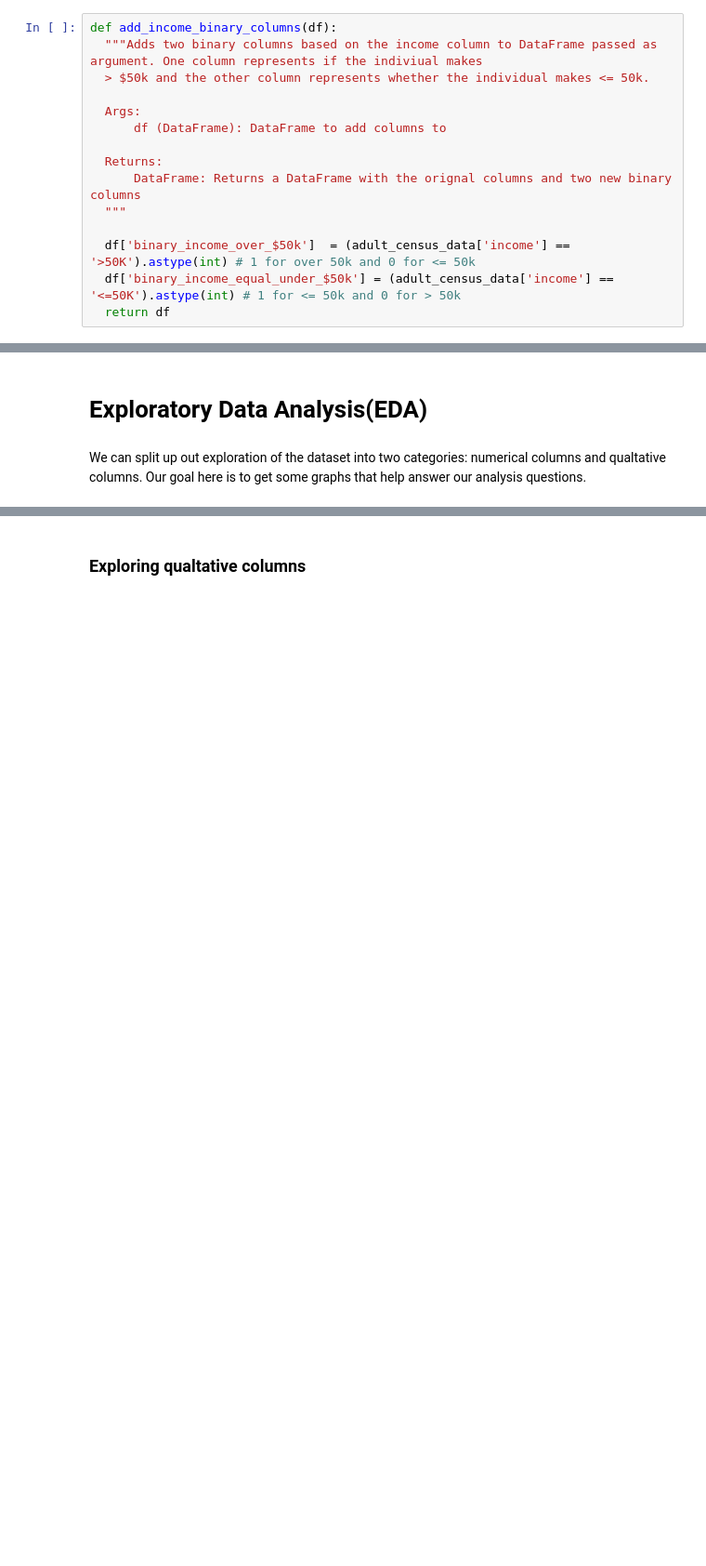
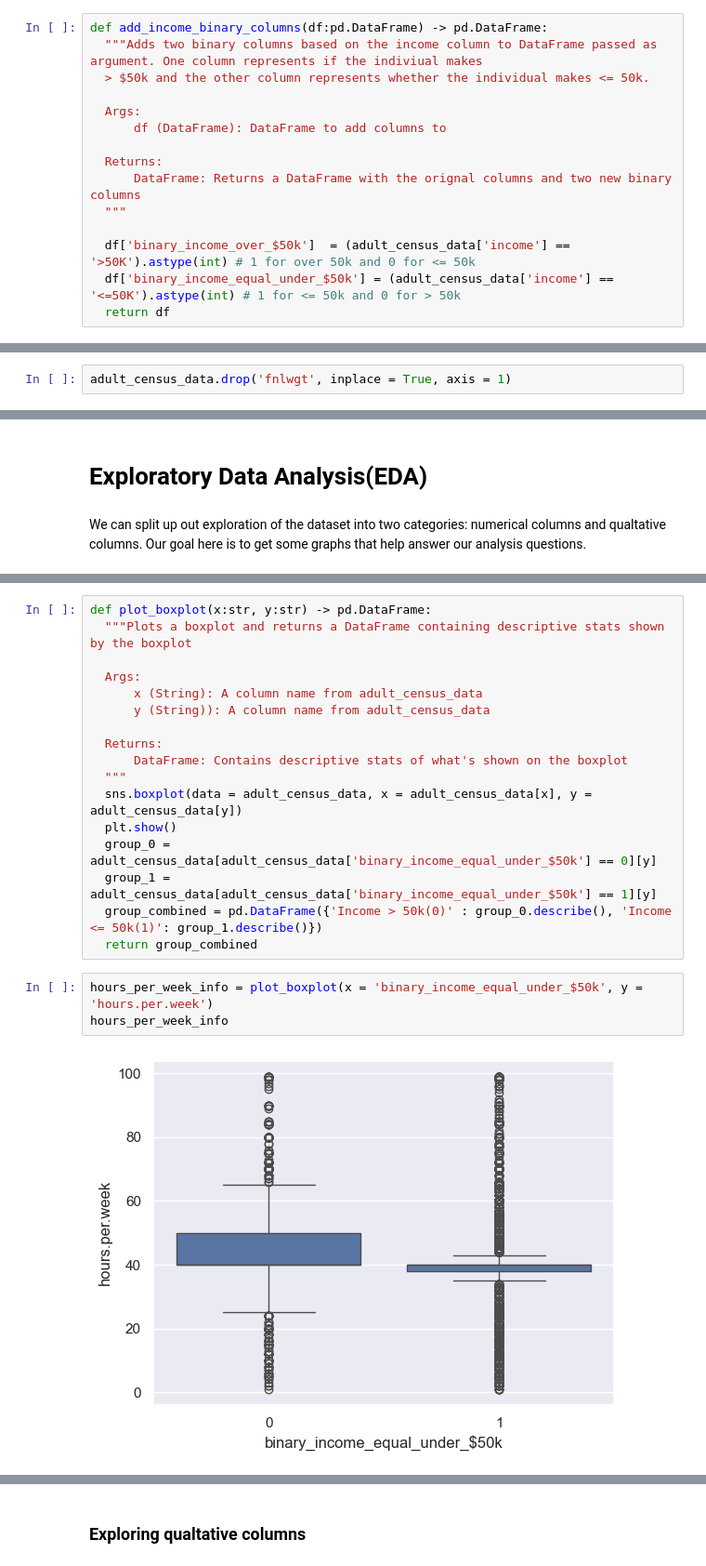
Before and after one commit to brandoncabrera707/CISD_41_Capstone_Project, a Jupyter notebook: capstone_project.ipynb, the cells around one changed output, grey strips where cells are left out. Shown: that part at 93% size. Cells and saved outputs as stored; diff of their text form; blank space fills up the shorter version.

Commit message:
Made boxplots for all the numerical columns

```diff
--- a/capstone_project.ipynb
+++ b/capstone_project.ipynb
@@ -196,5 +196,5 @@ The null values in the dataset have been removed. I now want add two binary colu
 # %%
-def add_income_binary_columns(df):
+def add_income_binary_columns(df:pd.DataFrame) -> pd.DataFrame:
   """Adds two binary columns based on the income column to DataFrame passed as argument. One column represents if the indiviual makes
   > $50k and the other column represents whether the individual makes <= 50k.
 
@@ -227,0 +230,2 @@ adult_census_data[['binary_income_over_$50k', 'binary_income_equal_under_$50k']]
+# %%
+adult_census_data.drop('fnlwgt', inplace = True, axis = 1)
@@ -251,0 +248,22 @@ From
+# %%
+def plot_boxplot(x:str, y:str) -> pd.DataFrame:
+  """Plots a boxplot and returns a DataFrame containing descriptive stats shown by the boxplot
+
+  Args:
+      x (String): A column name from adult_census_data
+      y (String)): A column name from adult_census_data
+
+  Returns:
+      DataFrame: Contains descriptive stats of what's shown on the boxplot
+  """
+  sns.boxplot(data = adult_census_data, x = adult_census_data[x], y = adult_census_data[y])
+  plt.show()
+  group_0 = adult_census_data[adult_census_data['binary_income_equal_under_$50k'] == 0][y]
+  group_1 = adult_census_data[adult_census_data['binary_income_equal_under_$50k'] == 1][y]
+  group_combined = pd.DataFrame({'Income > 50k(0)' : group_0.describe(), 'Income <= 50k(1)': group_1.describe()})
+  return group_combined
+# %%
+hours_per_week_info = plot_boxplot(x = 'binary_income_equal_under_$50k', y = 'hours.per.week')
+hours_per_week_info
+# %% [output]
+[figure, added]
```
Also changed, not shown: parts of 14 cells of this notebook.
